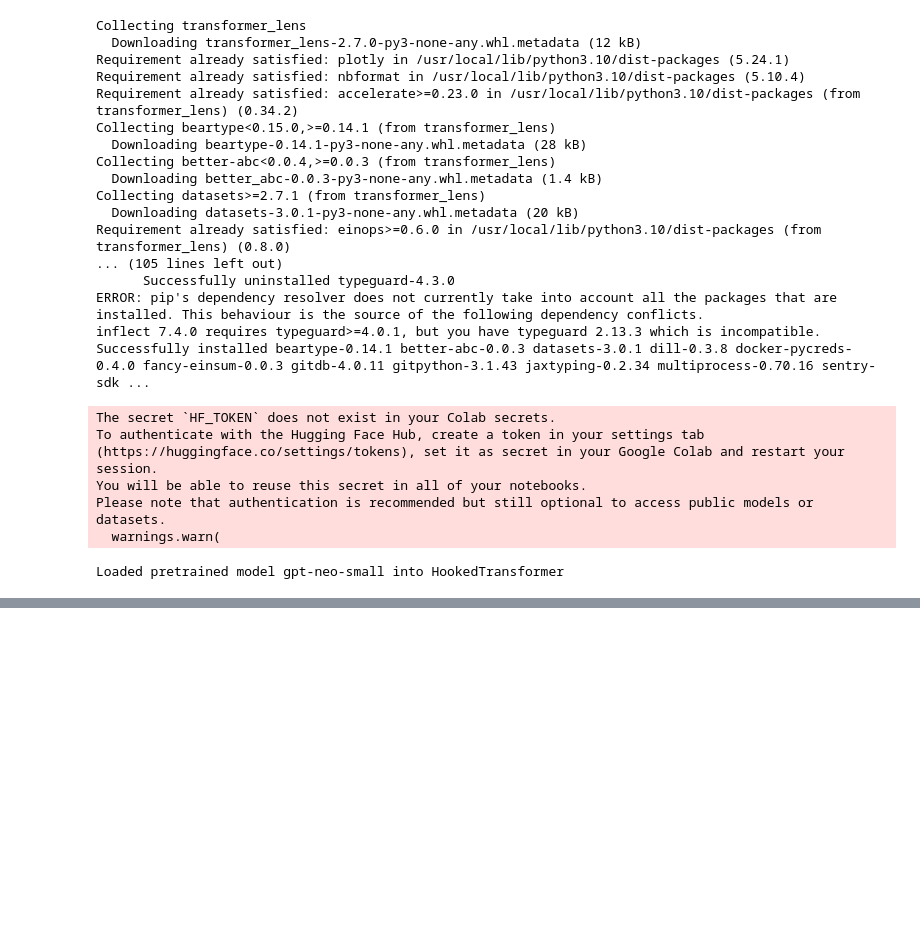
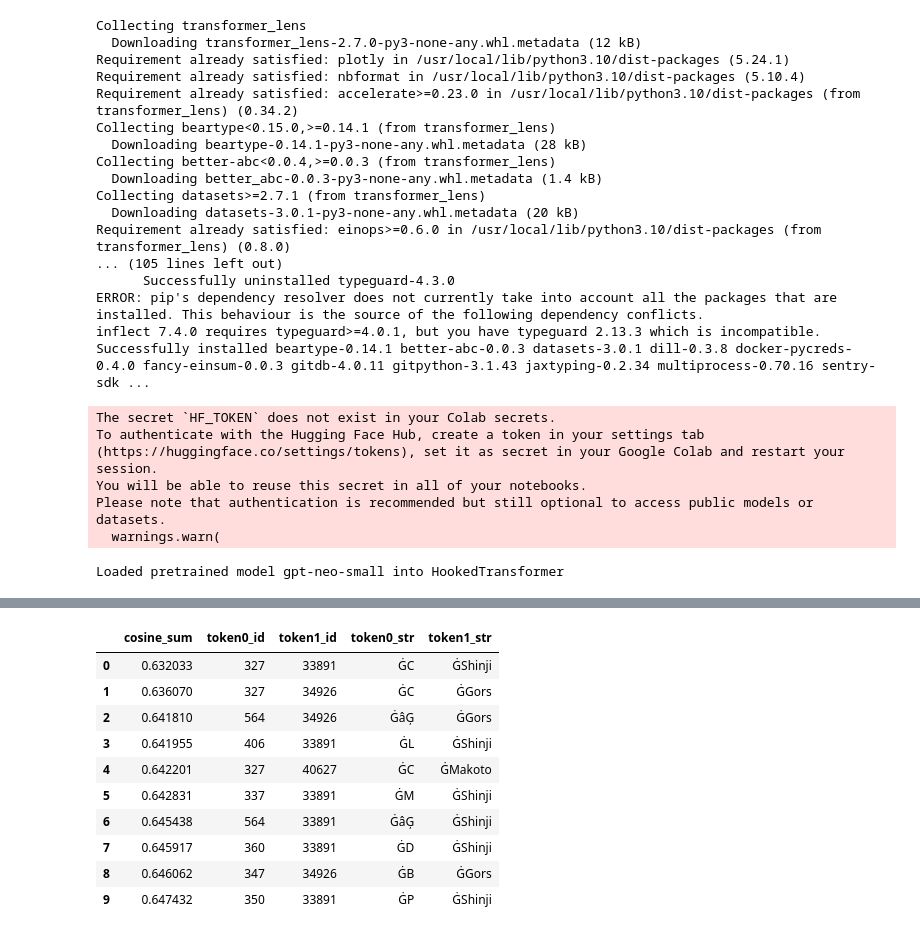
Before and after one commit to gg2001/transformer-circuits, a Jupyter notebook: puzzles/1.ipynb, the cells around one changed output, grey strips where cells are left out. Cells and saved outputs as stored; diff of their text form; code cells hidden in the pictures; blank space fills up the shorter version.

```diff
--- a/puzzles/1.ipynb
+++ b/puzzles/1.ipynb
@@ -110,0 +151,14 @@ Token 0: ĠTheNitrome, Token 1: ĠDevOnline, Cosine Similarity: 0.99990600347518
+# %%
+bottom_df.head(n=10)
+# %% [output]
+|  | cosine_sum | token0_id | token1_id | token0_str | token1_str |
+| 0 | 0.632033 | 327 | 33891 | ĠC | ĠShinji |
+| 1 | 0.636070 | 327 | 34926 | ĠC | ĠGors |
+| 2 | 0.641810 | 564 | 34926 | ĠâĢ | ĠGors |
+| 3 | 0.641955 | 406 | 33891 | ĠL | ĠShinji |
+| 4 | 0.642201 | 327 | 40627 | ĠC | ĠMakoto |
+| 5 | 0.642831 | 337 | 33891 | ĠM | ĠShinji |
+| 6 | 0.645438 | 564 | 33891 | ĠâĢ | ĠShinji |
+| 7 | 0.645917 | 360 | 33891 | ĠD | ĠShinji |
+| 8 | 0.646062 | 347 | 34926 | ĠB | ĠGors |
+| 9 | 0.647432 | 350 | 33891 | ĠP | ĠShinji |
```
Also changed, not shown: parts of 7 cells of this notebook.
